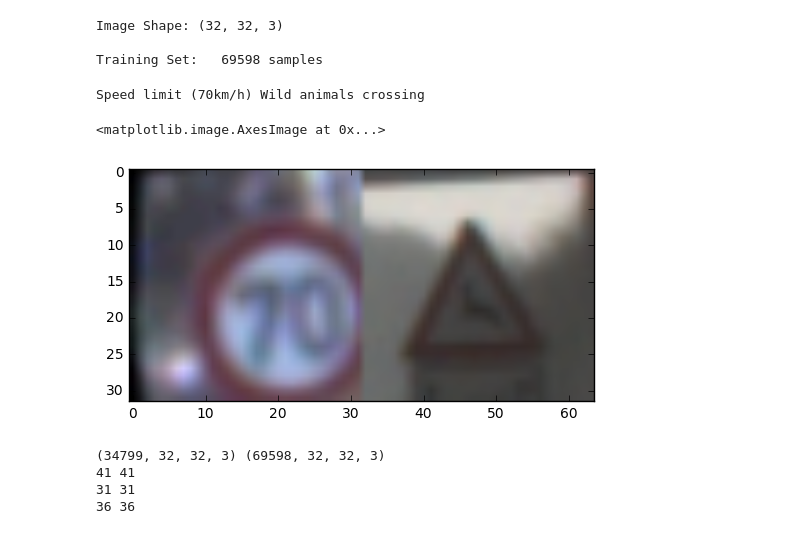
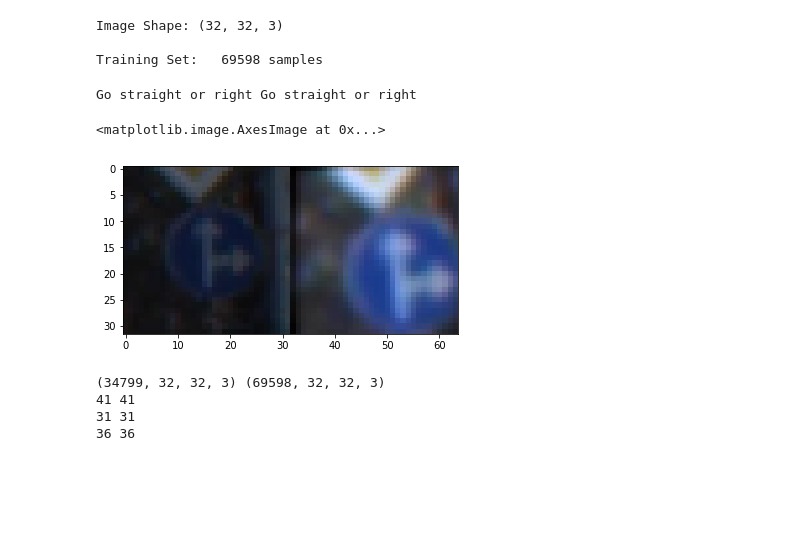
Before and after one commit to karanj1/SDCar, a Jupyter notebook: CarND-Traffic-Sign-Classifier-Project/Traffic_Sign_Classifier4.ipynb, the cells around one changed output. Cells and saved outputs as stored; diff of their text form; code cells hidden in the pictures; blank space fills up the shorter version.

```diff
--- a/CarND-Traffic-Sign-Classifier-Project/Traffic_Sign_Classifier4.ipynb
+++ b/CarND-Traffic-Sign-Classifier-Project/Traffic_Sign_Classifier4.ipynb
@@ -311,6 +311,6 @@ with open('trainpp.p', mode='wb') as handle:
     pickle.dump(your_data, handle, protocol=pickle.HIGHEST_PROTOCOL)
 # %%
-with open('trainpp.p', mode='rb') as f:
+with open('trainpp2.p', mode='rb') as f:
     my_train = pickle.load(f)
 
 myX_train, myy_train = my_train['features'], my_train['labels']
@@ -323,13 +323,13 @@ Image Shape: (32, 32, 3)
 
 Training Set:   69598 samples
 # %%
-myres = np.hstack((myX_train[1000],myX_train[1]))
-print(signs[str(myy_train[1000])], signs[str(myy_train[1])])
+myres = np.hstack((myX_train[1000],myX_train[35799]))
+print(signs[str(myy_train[1000])], signs[str(myy_train[35799])])
 plt.imshow(myres)
 # %% [output]
-Speed limit (70km/h) Wild animals crossing
+Go straight or right Go straight or right
 <matplotlib.image.AxesImage at 0x...>
-[figure, old version]
+[figure, new version]
 # %%
 print(Xbtin_train.shape, Xbto_train.shape)
 res = np.hstack((Xbtin_train[255],Xbto_train[255],Xbtin_train[16000],Xbto_train[16000])) #stacking images side-by-side
```
Also changed, not shown: parts of 4 cells of this notebook.
